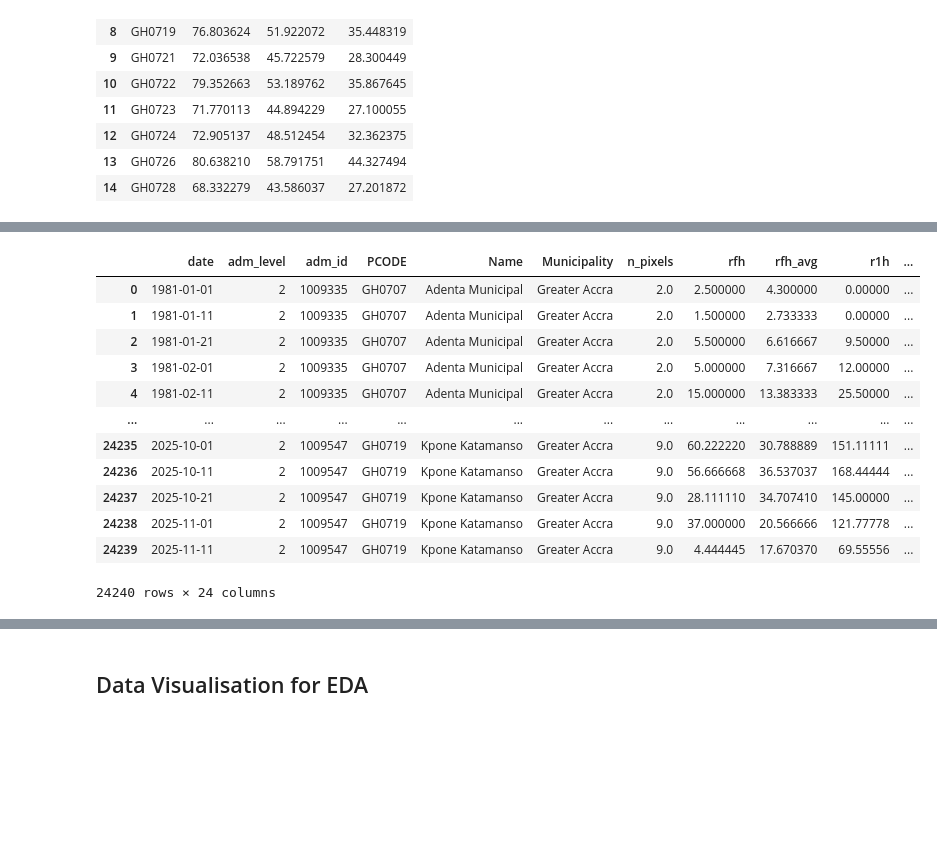
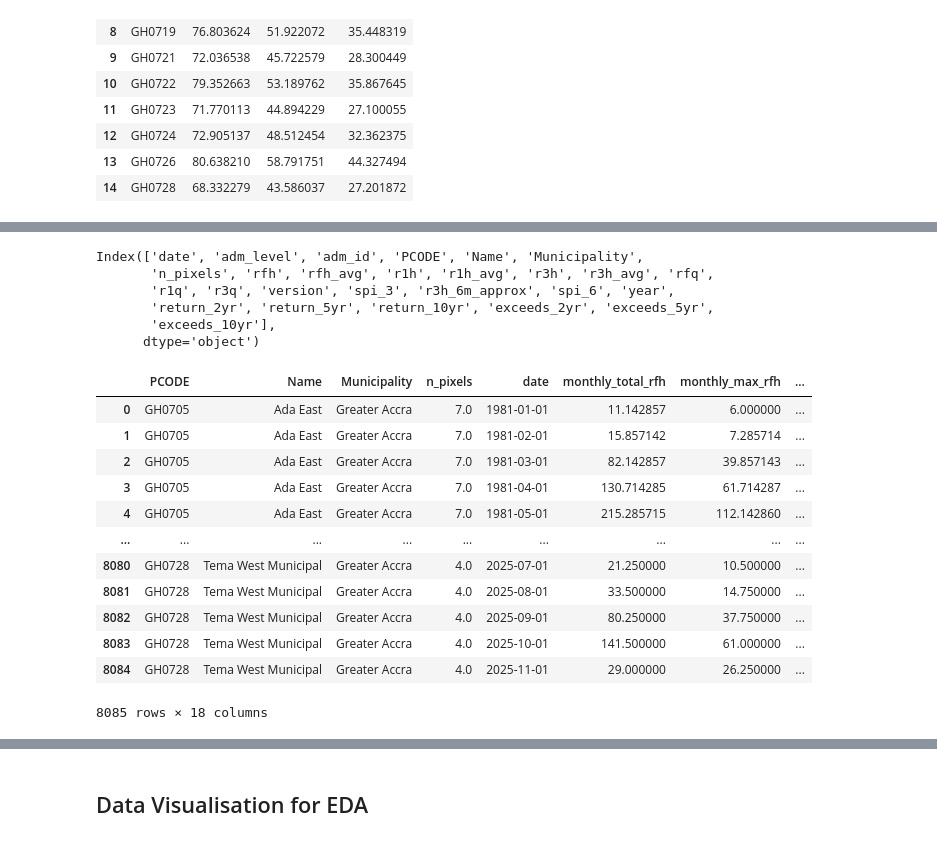
Before and after one commit to Mister-Kayy/DSCD-611-Group-2-Project-Work, a Jupyter notebook: Course Project/Course Project RoughDataEngineering.ipynb, the cells around one changed output, grey strips where cells are left out. Drawn from its saved outputs; the diff is of its cells as text; code cells hidden in the pictures; blank space fills up the shorter version.

Commit message:
Next iteration for Prince. Saved the data with the respective PCODES and monthly aggregation.
~ Kwame

```diff
--- a/Course Project/Course Project RoughDataEngineering.ipynb
+++ b/Course Project/Course Project RoughDataEngineering.ipynb
@@ -640,16 +743,26 @@ rain_acc = rain_acc.merge(thresholds_df, on='PCODE', how='left')
+# %%
+rain_acc.columns
+# %% [output]
+Index(['date', 'adm_level', 'adm_id', 'PCODE', 'Name', 'Municipality',
+       'n_pixels', 'rfh', 'rfh_avg', 'r1h', 'r1h_avg', 'r3h', 'r3h_avg', 'rfq',
+       'r1q', 'r3q', 'version', 'spi_3', 'r3h_6m_approx', 'spi_6', 'year',
+       'return_2yr', 'return_5yr', 'return_10yr', 'exceeds_2yr', 'exceeds_5yr',
+       'exceeds_10yr'],
+      dtype='object')
 # %%
-rain_acc
+prince_data = monthly_aggregation_memberC(rain_acc)
+prince_data
 # %% [output]
-|  | date | adm_level | adm_id | PCODE | Name | Municipality | n_pixels | rfh | rfh_avg | r1h | ... |
-| 0 | 1981-01-01 | 2 | 1009335 | GH0707 | Adenta Municipal | Greater Accra | 2.0 | 2.500000 | 4.300000 | 0.00000 | ... |
-| 1 | 1981-01-11 | 2 | 1009335 | GH0707 | Adenta Municipal | Greater Accra | 2.0 | 1.500000 | 2.733333 | 0.00000 | ... |
-| 2 | 1981-01-21 | 2 | 1009335 | GH0707 | Adenta Municipal | Greater Accra | 2.0 | 5.500000 | 6.616667 | 9.50000 | ... |
-| 3 | 1981-02-01 | 2 | 1009335 | GH0707 | Adenta Municipal | Greater Accra | 2.0 | 5.000000 | 7.316667 | 12.00000 | ... |
-| 4 | 1981-02-11 | 2 | 1009335 | GH0707 | Adenta Municipal | Greater Accra | 2.0 | 15.000000 | 13.383333 | 25.50000 | ... |
-| ... | ... | ... | ... | ... | ... | ... | ... | ... | ... | ... | ... |
-| 24235 | 2025-10-01 | 2 | 1009547 | GH0719 | Kpone Katamanso | Greater Accra | 9.0 | 60.222220 | 30.788889 | 151.11111 | ... |
-| 24236 | 2025-10-11 | 2 | 1009547 | GH0719 | Kpone Katamanso | Greater Accra | 9.0 | 56.666668 | 36.537037 | 168.44444 | ... |
-| 24237 | 2025-10-21 | 2 | 1009547 | GH0719 | Kpone Katamanso | Greater Accra | 9.0 | 28.111110 | 34.707410 | 145.00000 | ... |
-| 24238 | 2025-11-01 | 2 | 1009547 | GH0719 | Kpone Katamanso | Greater Accra | 9.0 | 37.000000 | 20.566666 | 121.77778 | ... |
-| 24239 | 2025-11-11 | 2 | 1009547 | GH0719 | Kpone Katamanso | Greater Accra | 9.0 | 4.444445 | 17.670370 | 69.55556 | ... |
+|  | PCODE | Name | Municipality | n_pixels | date | monthly_total_rfh | monthly_max_rfh | ... |
+| 0 | GH0705 | Ada East | Greater Accra | 7.0 | 1981-01-01 | 11.142857 | 6.000000 | ... |
+| 1 | GH0705 | Ada East | Greater Accra | 7.0 | 1981-02-01 | 15.857142 | 7.285714 | ... |
+| 2 | GH0705 | Ada East | Greater Accra | 7.0 | 1981-03-01 | 82.142857 | 39.857143 | ... |
+| 3 | GH0705 | Ada East | Greater Accra | 7.0 | 1981-04-01 | 130.714285 | 61.714287 | ... |
+| 4 | GH0705 | Ada East | Greater Accra | 7.0 | 1981-05-01 | 215.285715 | 112.142860 | ... |
+| ... | ... | ... | ... | ... | ... | ... | ... | ... |
+| 8080 | GH0728 | Tema West Municipal | Greater Accra | 4.0 | 2025-07-01 | 21.250000 | 10.500000 | ... |
+| 8081 | GH0728 | Tema West Municipal | Greater Accra | 4.0 | 2025-08-01 | 33.500000 | 14.750000 | ... |
+| 8082 | GH0728 | Tema West Municipal | Greater Accra | 4.0 | 2025-09-01 | 80.250000 | 37.750000 | ... |
+| 8083 | GH0728 | Tema West Municipal | Greater Accra | 4.0 | 2025-10-01 | 141.500000 | 61.000000 | ... |
+| 8084 | GH0728 | Tema West Municipal | Greater Accra | 4.0 | 2025-11-01 | 29.000000 | 26.250000 | ... |
-24240 rows × 24 columns
+8085 rows × 18 columns
```
Also changed, not shown: parts of 13 cells of this notebook, 5 other files.
